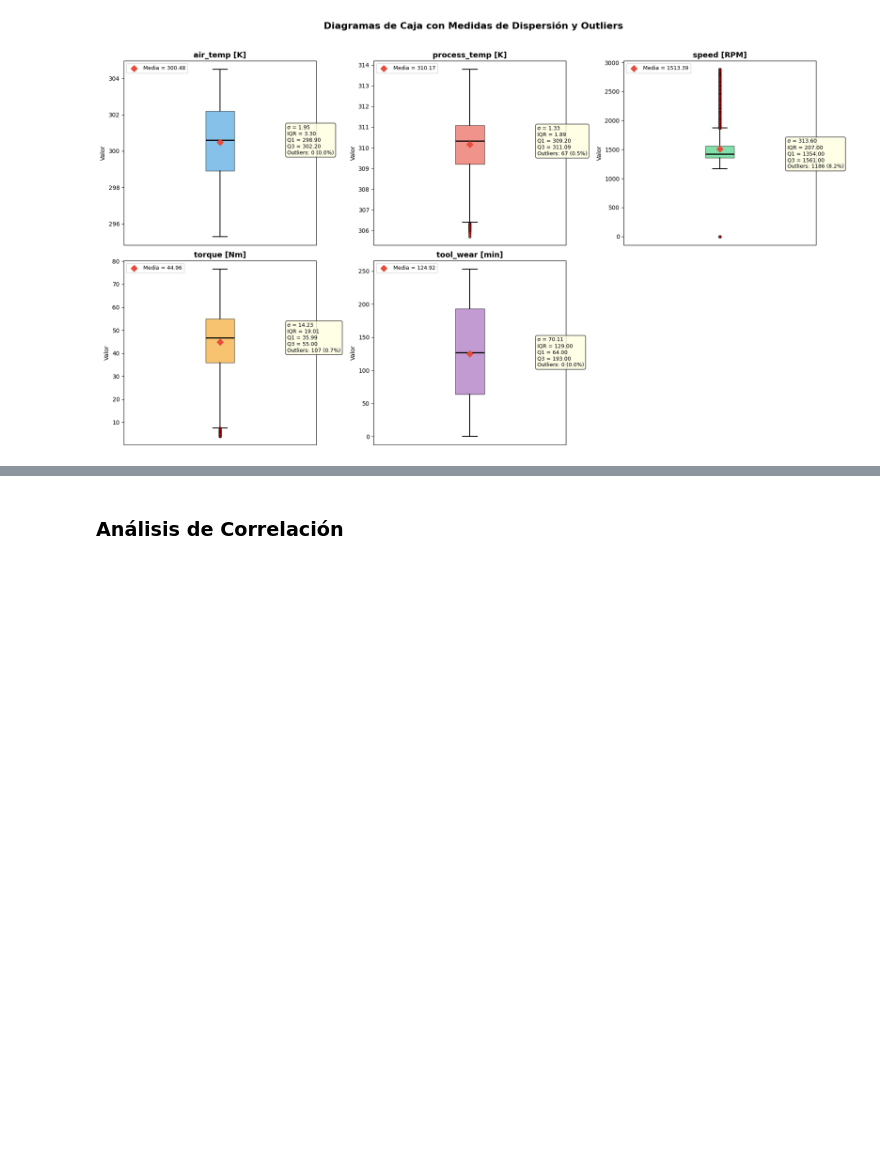
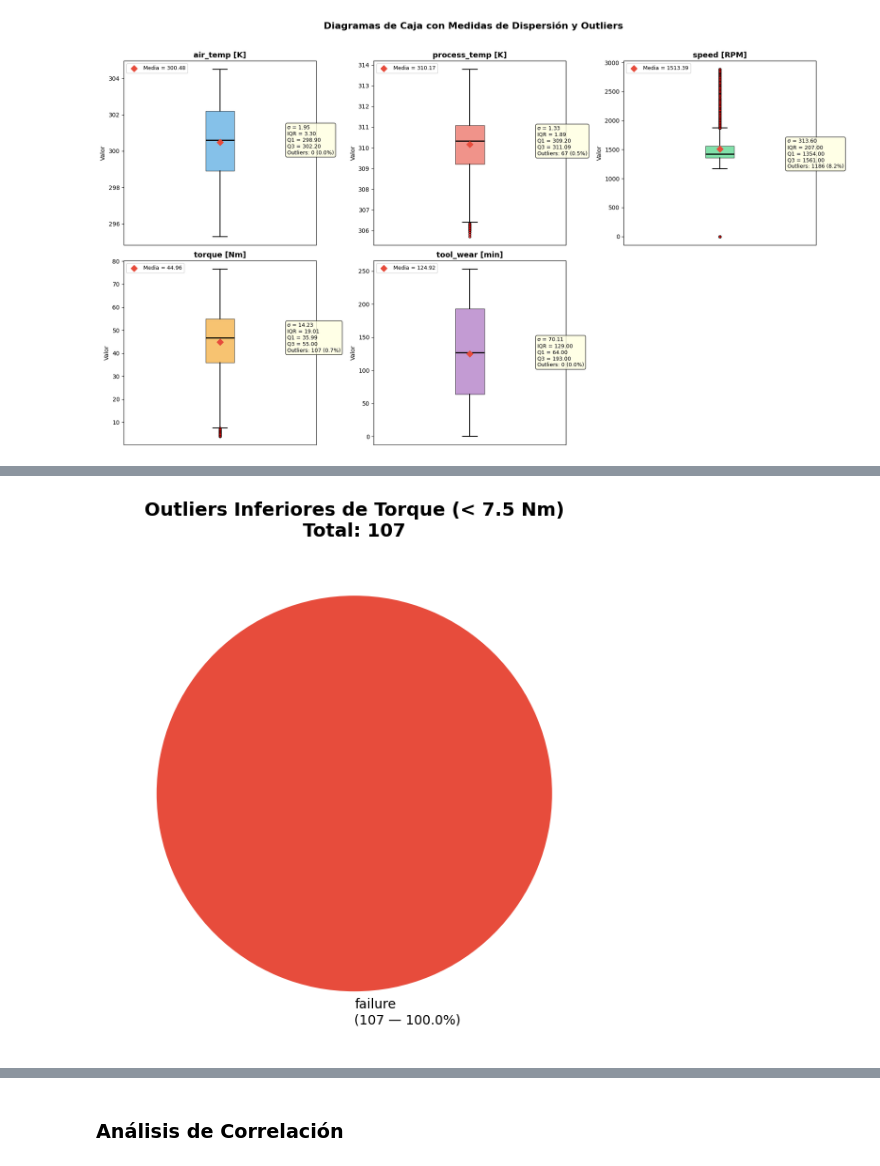
Before and after one commit to gonzag8/TP-Ciencia-de-Datos, a Jupyter notebook: Core/tp_cdd.ipynb, the cells around one changed output, grey strips where cells are left out. Saved outputs shown, nothing was run; the diff lists cells and outputs as text; code cells hidden in the pictures; blank space fills up the shorter version.

```diff
--- a/Core/tp_cdd.ipynb
+++ b/Core/tp_cdd.ipynb
@@ -294,0 +505,27 @@ plt.show()
+# %%
+# Detección de outliers inferiores en torque [Nm]
+Q1_torque = df['torque [Nm]'].quantile(0.25)
+Q3_torque = df['torque [Nm]'].quantile(0.75)
+IQR_torque = Q3_torque - Q1_torque
+limite_inferior_torque = Q1_torque - 1.5 * IQR_torque
+
+outliers_bajos_torque = df[df['torque [Nm]'] < limite_inferior_torque]
+
+if len(outliers_bajos_torque) > 0:
+    conteos_bajos = outliers_bajos_torque['target'].value_counts()
+    proporciones_bajos = conteos_bajos / conteos_bajos.sum() * 100
+
+    color_map = {'failure': '#e74c3c', 'normal': '#2ecc71'}
+    etiquetas = [f'{val}\n({cnt} — {prop:.1f}%)' for val, cnt, prop
+                 in zip(conteos_bajos.index, conteos_bajos.values, proporciones_bajos.values)]
+    colores = [color_map.get(idx, '#95a5a6') for idx in conteos_bajos.index]
+
+    fig, ax = plt.subplots(figsize=(6, 6))
+    ax.pie(conteos_bajos.values, labels=etiquetas, colors=colores, startangle=90, wedgeprops={'edgecolor': 'white', 'linewidth': 2})
+    ax.set_title(f'Outliers Inferiores de Torque (< {limite_inferior_torque:.1f} Nm)\nTotal: {len(outliers_bajos_torque)}', fontsize=14, fontweight='bold')
+    plt.tight_layout()
+    plt.show()
+else:
+    print(f"No hay outliers inferiores (valores por debajo de {limite_inferior_torque:.1f} Nm)")
+# %% [output]
+[figure, added]
```
Also changed, not shown: parts of 11 cells of this notebook.
